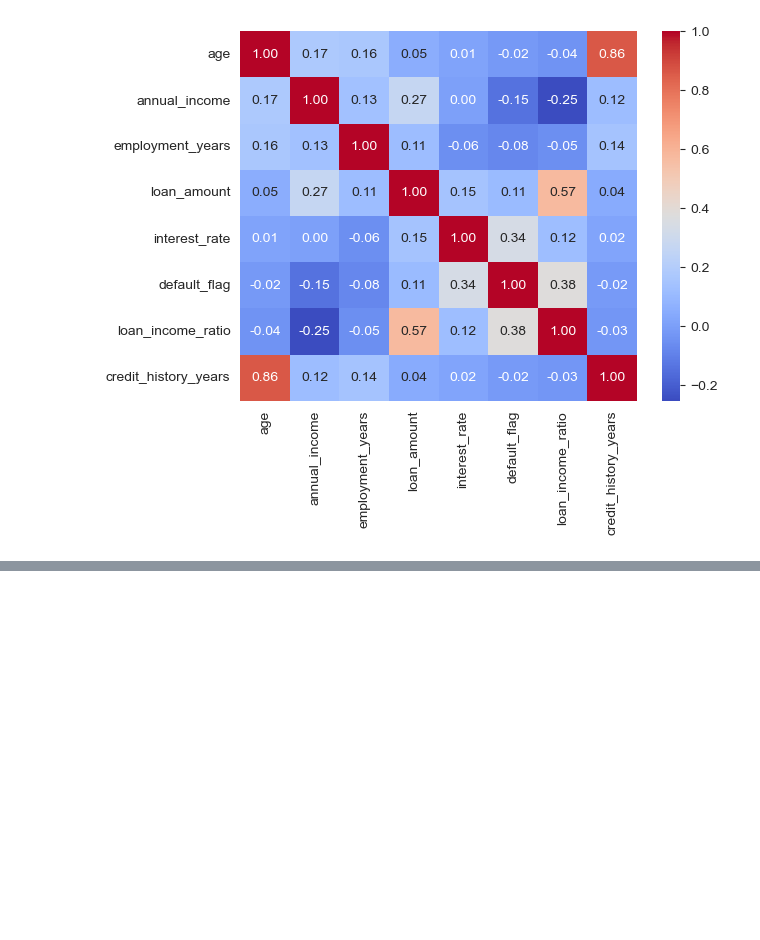
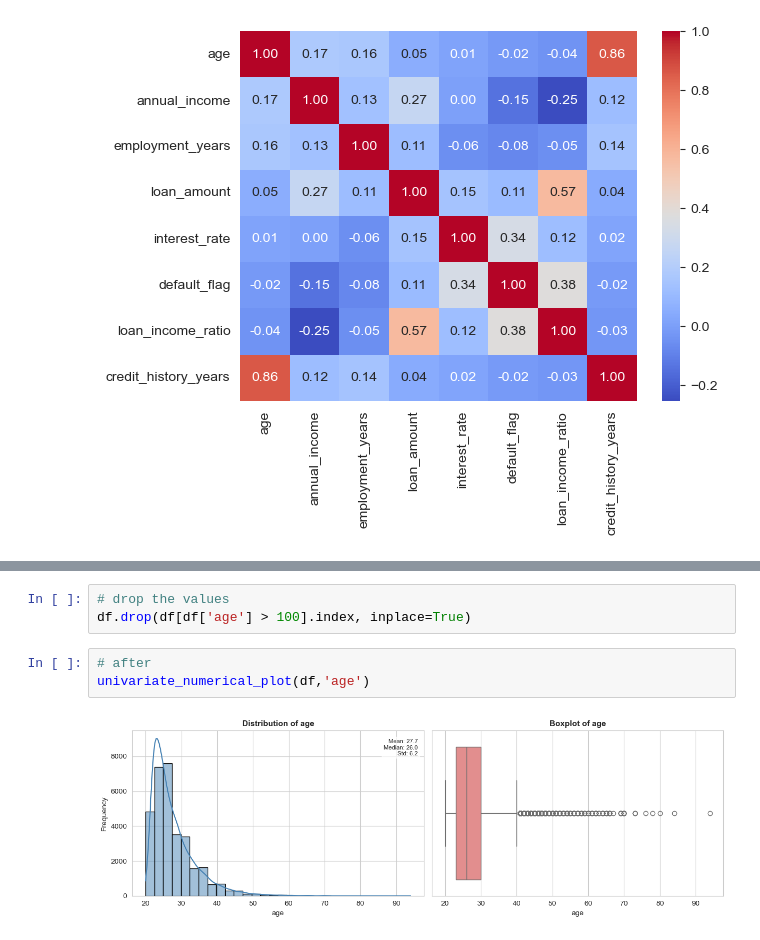
Before and after one commit to manish-singh-deswal/credit-risk-application-scorecard, a Jupyter notebook: 02_notebooks/eda.ipynb, the cells around one changed output, grey strips where cells are left out. Saved outputs shown, nothing was run; the diff lists cells and outputs as text; blank space fills up the shorter version.

```diff
--- a/02_notebooks/eda.ipynb
+++ b/02_notebooks/eda.ipynb
@@ -363,0 +384,8 @@ plt.show()
+# %%
+# drop the values
+df.drop(df[df['age'] > 100].index, inplace=True)
+# %%
+# after
+univariate_numerical_plot(df,'age')
+# %% [output]
+[figure, added]
```
Also changed, not shown: parts of 7 cells of this notebook.
